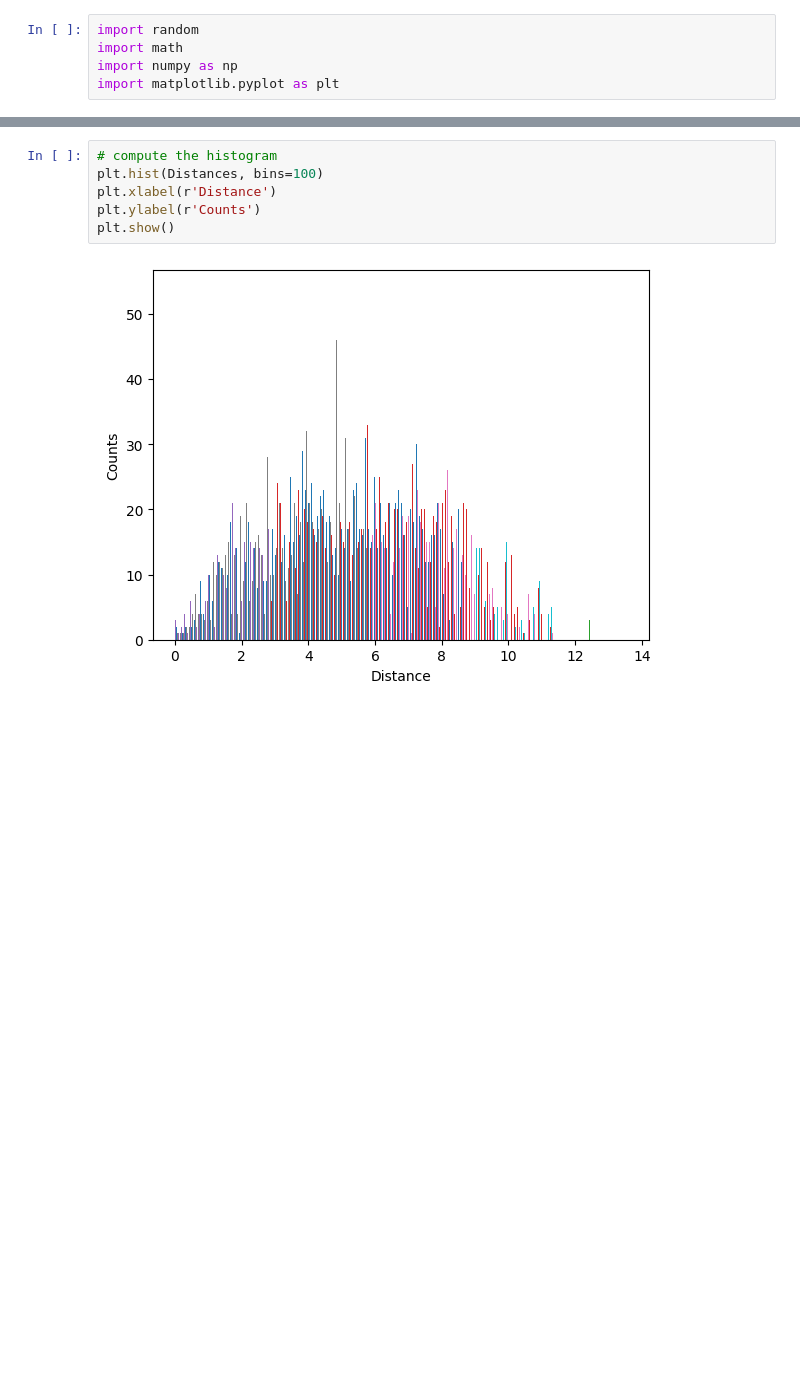
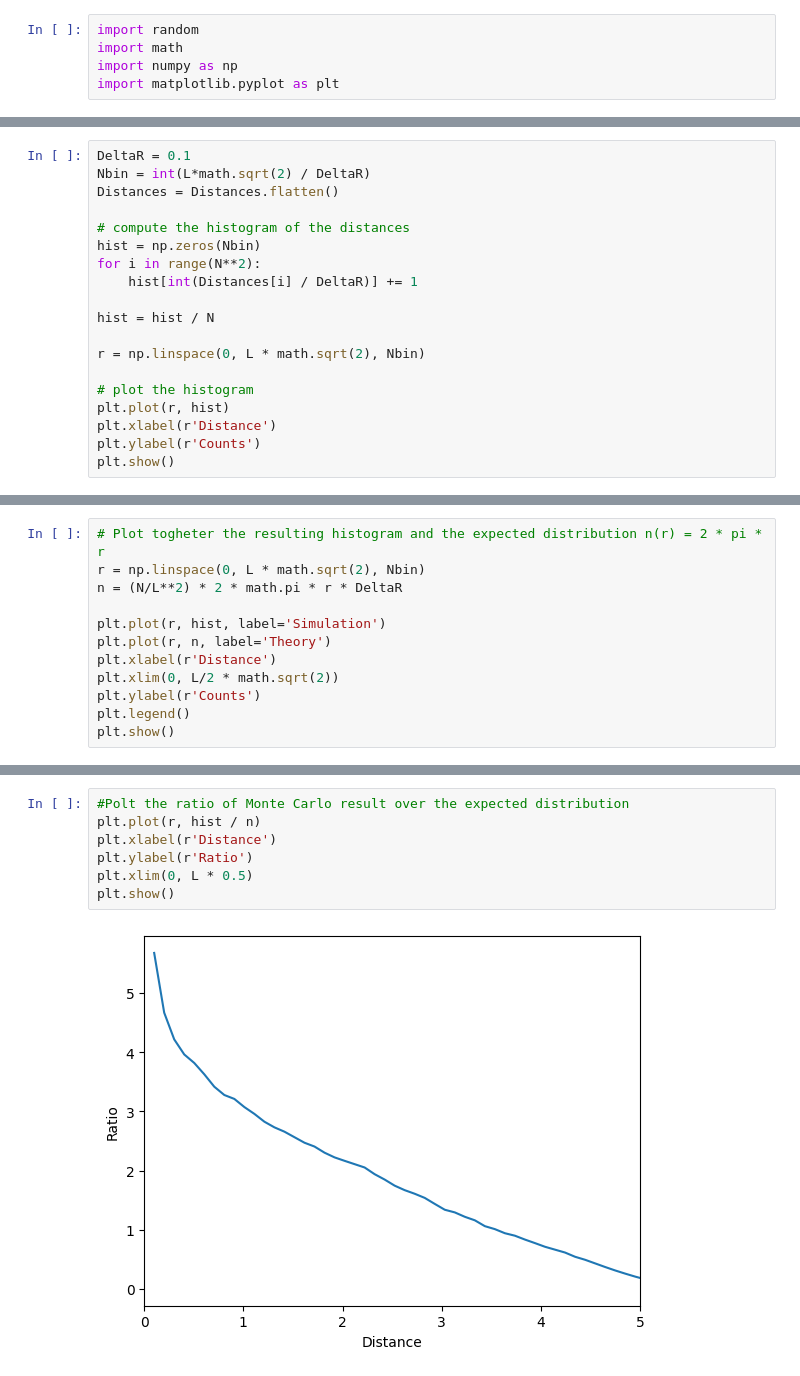
Before and after one commit to giacomocalabria/Stochastic-Methods-UPC, a Jupyter notebook: W5/Notebook.ipynb, the cells around one changed output, grey strips where cells are left out. Drawn from its saved outputs; the diff is of its cells as text; blank space fills up the shorter version.

Commit message:
Images function

```diff
--- a/W5/Notebook.ipynb
+++ b/W5/Notebook.ipynb
@@ -39,0 +62,19 @@ for i in range(N):
+# %%
+DeltaR = 0.1
+Nbin = int(L*math.sqrt(2) / DeltaR)
+Distances = Distances.flatten()
+
+# compute the histogram of the distances
+hist = np.zeros(Nbin)
+for i in range(N**2):
+    hist[int(Distances[i] / DeltaR)] += 1
+
+hist = hist / N
+
+r = np.linspace(0, L * math.sqrt(2), Nbin)
+
+# plot the histogram
+plt.plot(r, hist)
+plt.xlabel(r'Distance')
+plt.ylabel(r'Counts')
+plt.show()
@@ -39,0 +83,12 @@ for i in range(N):
+# %%
+# Plot togheter the resulting histogram and the expected distribution n(r) = 2 * pi * r
+r = np.linspace(0, L * math.sqrt(2), Nbin)
+n = (N/L**2) * 2 * math.pi * r * DeltaR
+
+plt.plot(r, hist, label='Simulation')
+plt.plot(r, n, label='Theory')
+plt.xlabel(r'Distance')
+plt.xlim(0, L/2 * math.sqrt(2))
+plt.ylabel(r'Counts')
+plt.legend()
+plt.show()
@@ -40,8 +97,9 @@ for i in range(N):
 # %%
-# compute the histogram
-plt.hist(Distances, bins=100)
+#Polt the ratio of Monte Carlo result over the expected distribution
+plt.plot(r, hist / n)
 plt.xlabel(r'Distance')
-plt.ylabel(r'Counts')
+plt.ylabel(r'Ratio')
+plt.xlim(0, L * 0.5)
 plt.show()
 # %% [output]
-[figure, old version]
+[figure, new version]
```
Also changed, not shown: parts of 4 cells of this notebook.
